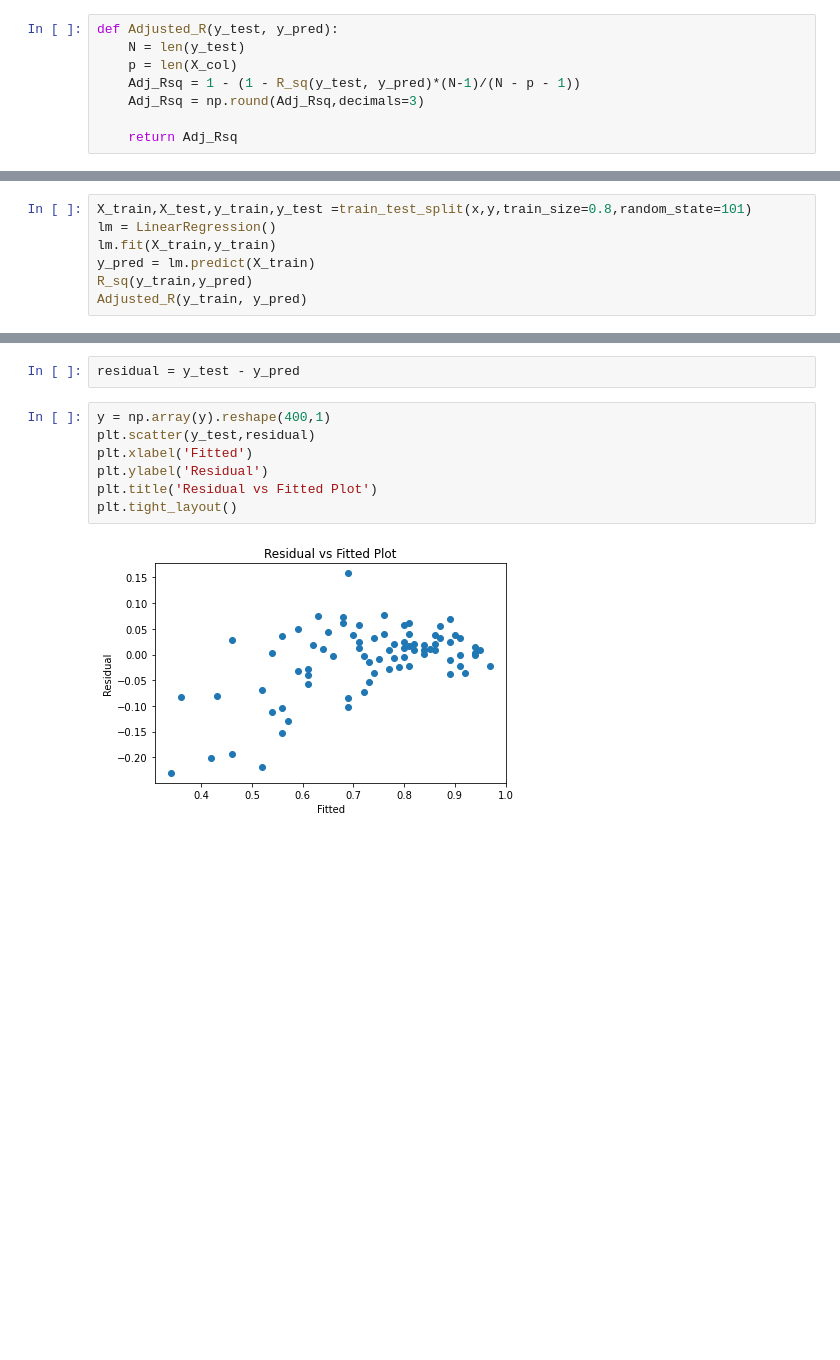
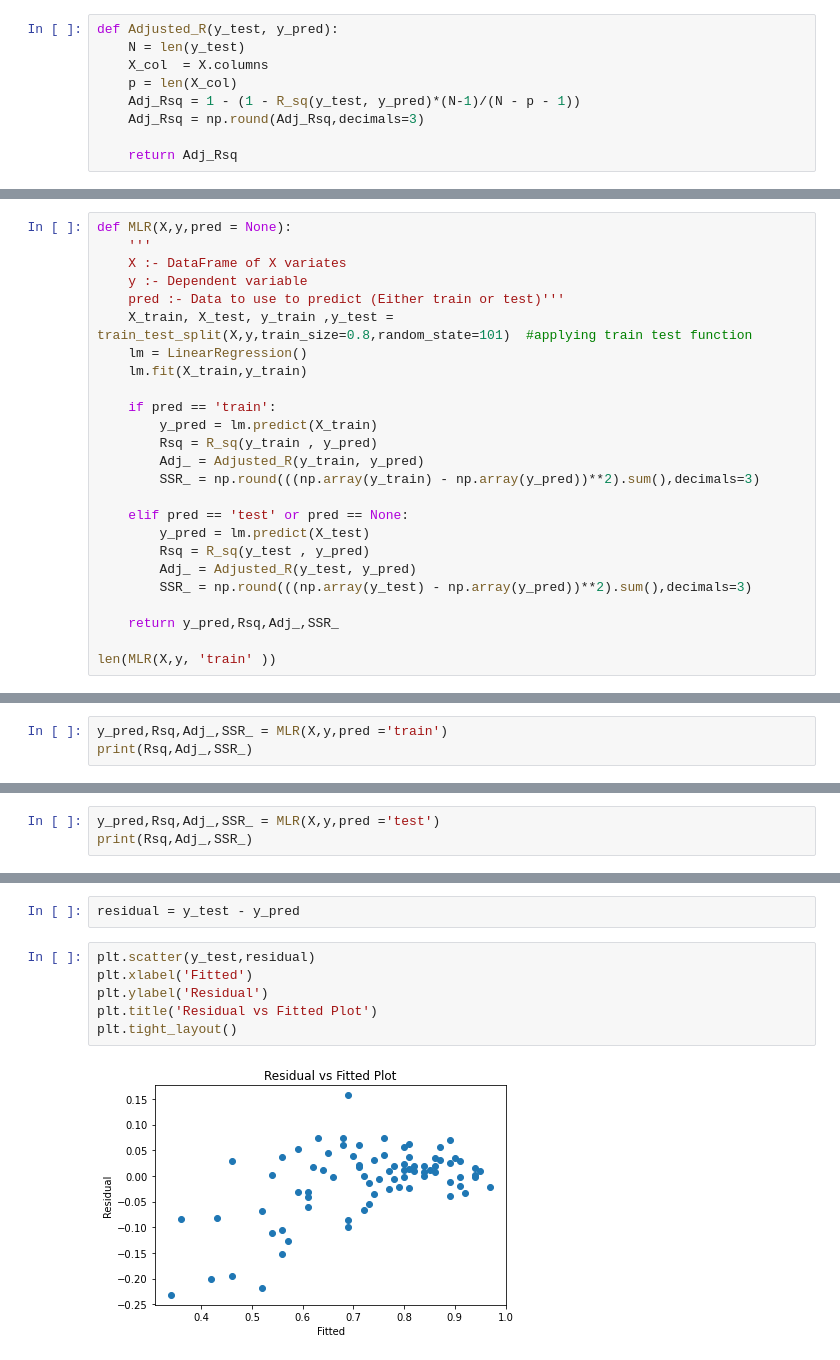
Before and after one commit to Jayesh-Chavan/Machine-Learning, a Jupyter notebook: Linear Regression/Multiple Regression.ipynb, the cells around one changed output, grey strips where cells are left out. Cells and saved outputs as stored; diff of their text form; blank space fills up the shorter version.

```diff
--- a/Linear Regression/Multiple Regression.ipynb
+++ b/Linear Regression/Multiple Regression.ipynb
@@ -127,6 +131,7 @@ def R_sq(y_test, y_pred):
 # %%
 def Adjusted_R(y_test, y_pred):
     N = len(y_test)
+    X_col  = X.columns
     p = len(X_col)
     Adj_Rsq = 1 - (1 - R_sq(y_test, y_pred)*(N-1)/(N - p - 1))
     Adj_Rsq = np.round(Adj_Rsq,decimals=3)
@@ -142,3 +147,28 @@ Adjusted_R(y_train, y_pred)
 0.826
 # %%
 from itertools import combinations
+# %%
+def MLR(X,y,pred = None):
+    '''
+    X :- DataFrame of X variates
+    y :- Dependent variable
+    pred :- Data to use to predict (Either train or test)'''
+    X_train, X_test, y_train ,y_test = train_test_split(X,y,train_size=0.8,random_state=101)  #applying train test function
+    lm = LinearRegression()
+    lm.fit(X_train,y_train)
+
+    if pred == 'train':
+        y_pred = lm.predict(X_train)
+        Rsq = R_sq(y_train , y_pred)
+        Adj_ = Adjusted_R(y_train, y_pred)
+        SSR_ = np.round(((np.array(y_train) - np.array(y_pred))**2).sum(),decimals=3)
+
+    elif pred == 'test' or pred == None:
+        y_pred = lm.predict(X_test)
+        Rsq = R_sq(y_test , y_pred)
+        Adj_ = Adjusted_R(y_test, y_pred)
+        SSR_ = np.round(((np.array(y_test) - np.array(y_pred))**2).sum(),decimals=3)
+
+    return y_pred,Rsq,Adj_,SSR_
+
+len(MLR(X,y, 'train' ))
@@ -230,10 +262,6 @@ e[e["Number_of_X\'s"] == 5].iloc[0]['col']
 # %%
 x = X[['GRE Score', 'TOEFL Score', 'LOR', 'CGPA', 'Research']]
 # %%
-X_train,X_test,y_train,y_test =train_test_split(x,y,train_size=0.8,random_state=101)
-lm = LinearRegression()
-lm.fit(X_train,y_train)
-y_pred = lm.predict(X_train)
-R_sq(y_train,y_pred)
-Adjusted_R(y_train, y_pred)
+y_pred,Rsq,Adj_,SSR_ = MLR(X,y,pred ='train')
+print(Rsq,Adj_,SSR_)
 # %% [output]
@@ -370,0 +371,3 @@ Adjusted_R(y_test, y_pred)
+# %%
+y_pred,Rsq,Adj_,SSR_ = MLR(X,y,pred ='test')
+print(Rsq,Adj_,SSR_)
@@ -371,11 +376,10 @@ Adjusted_R(y_test, y_pred)
 # %%
 residual = y_test - y_pred
 # %%
-y = np.array(y).reshape(400,1)
 plt.scatter(y_test,residual)
 plt.xlabel('Fitted')
 plt.ylabel('Residual')
 plt.title('Residual vs Fitted Plot')
 plt.tight_layout()
 # %% [output]
-[figure, old version]
+[figure, new version]
```
Also changed, not shown: parts of 16 cells of this notebook.
